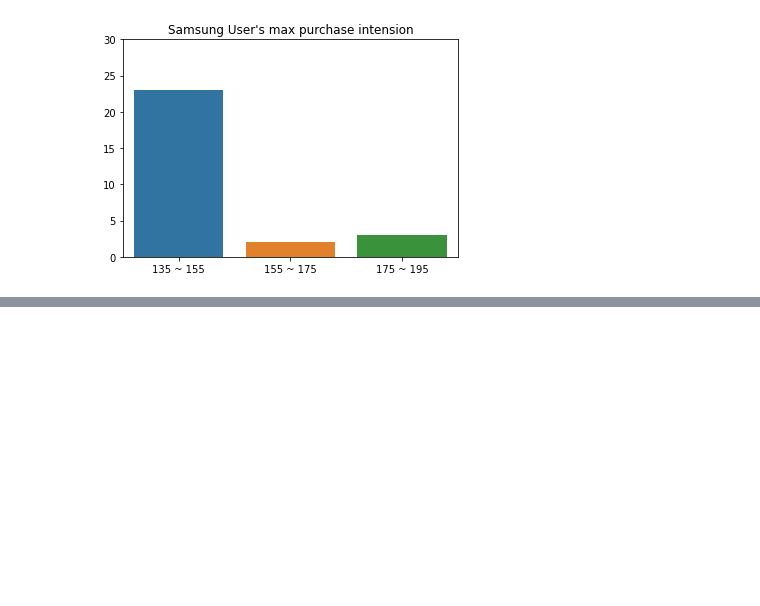
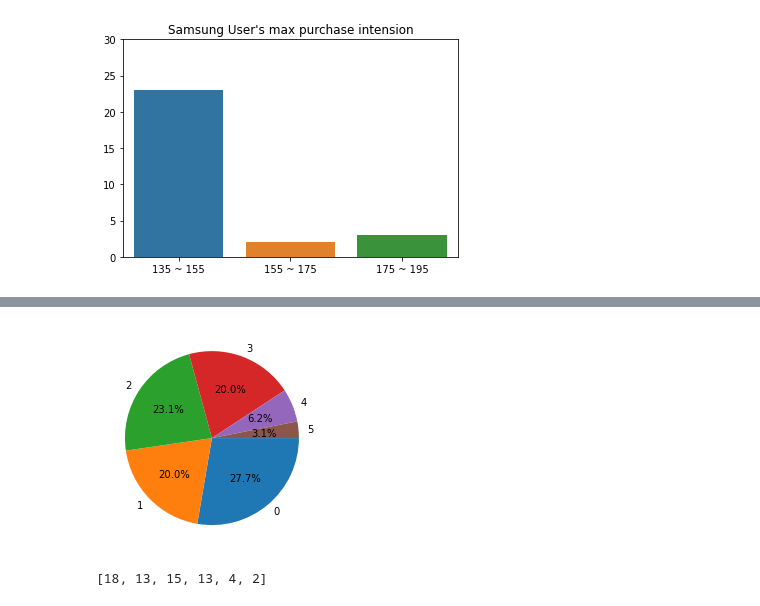
Before and after one commit to hansuho113/School_Lecture, a Jupyter notebook: marketing_research_preprocessing.ipynb, the cells around one changed output, grey strips where cells are left out. Saved outputs shown, nothing was run; the diff lists cells and outputs as text; code cells hidden in the pictures; blank space fills up the shorter version.

```diff
--- a/marketing_research_preprocessing.ipynb
+++ b/marketing_research_preprocessing.ipynb
@@ -334,0 +420,11 @@ plt.show()
+# %%
+brand_loyalty_count = collections.Counter(df.brand_loyalty)
+item = list(brand_loyalty_count.items())
+keys = list(brand_loyalty_count.keys())
+# %%
+item.sort(key=lambda x: x[0])
+# %%
+tmp = 0
+for e, i in enumerate(item):
+    tmp += i[1]
+    item[e] = (i[0], i[1], str(round((tmp/len(df))*100, 2))+"%")
@@ -334,0 +457,15 @@ plt.show()
+# %%
+same_item_count = []
+same_item_person = []
+same_item_loyalty = []
+
+for i in range(6):
+    tmp = df[df['same_brand_item'] == i]
+    if i == 5:
+        tmp = tmp[:2]
+    same_item_count.append(i)
+    same_item_person.append(len(tmp))
+    same_item_loyalty.append(round(tmp.brand_loyalty.mean(), 2))
+    print(f"주변 IT기기 {i}대를 가진 응답자: {len(tmp)}")
+    print(f"주변 IT기기 {i}대를 가진 응답자들의 브랜드 충성도 평균: {round(tmp.brand_loyalty.mean(), 2)}")
+    print()
@@ -334,0 +490,7 @@ plt.show()
+# %%
+plt.pie(same_item_person, labels=same_item_count, autopct='%.1f%%', counterclock=False)
+plt.show()
+print(same_item_person)
+# %% [output]
+[figure, added]
+[18, 13, 15, 13, 4, 2]
```
Also changed, not shown: parts of 23 cells of this notebook.
